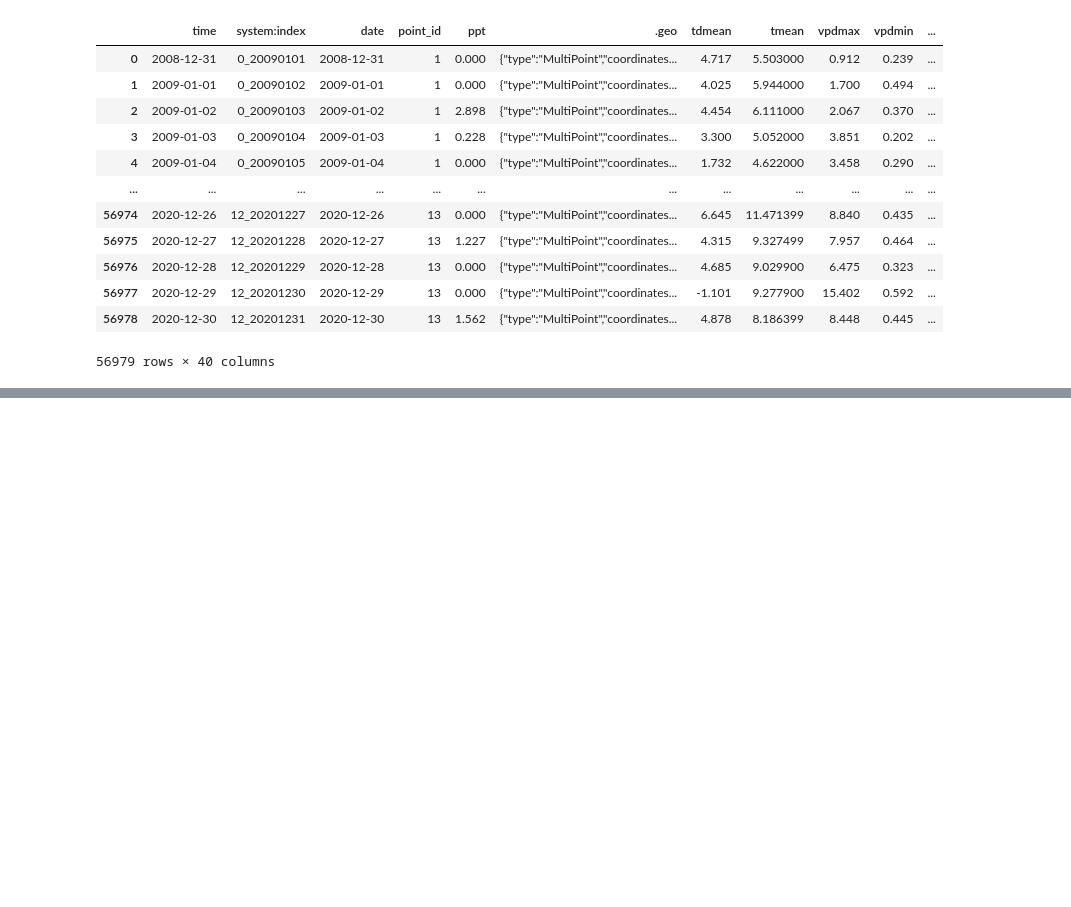
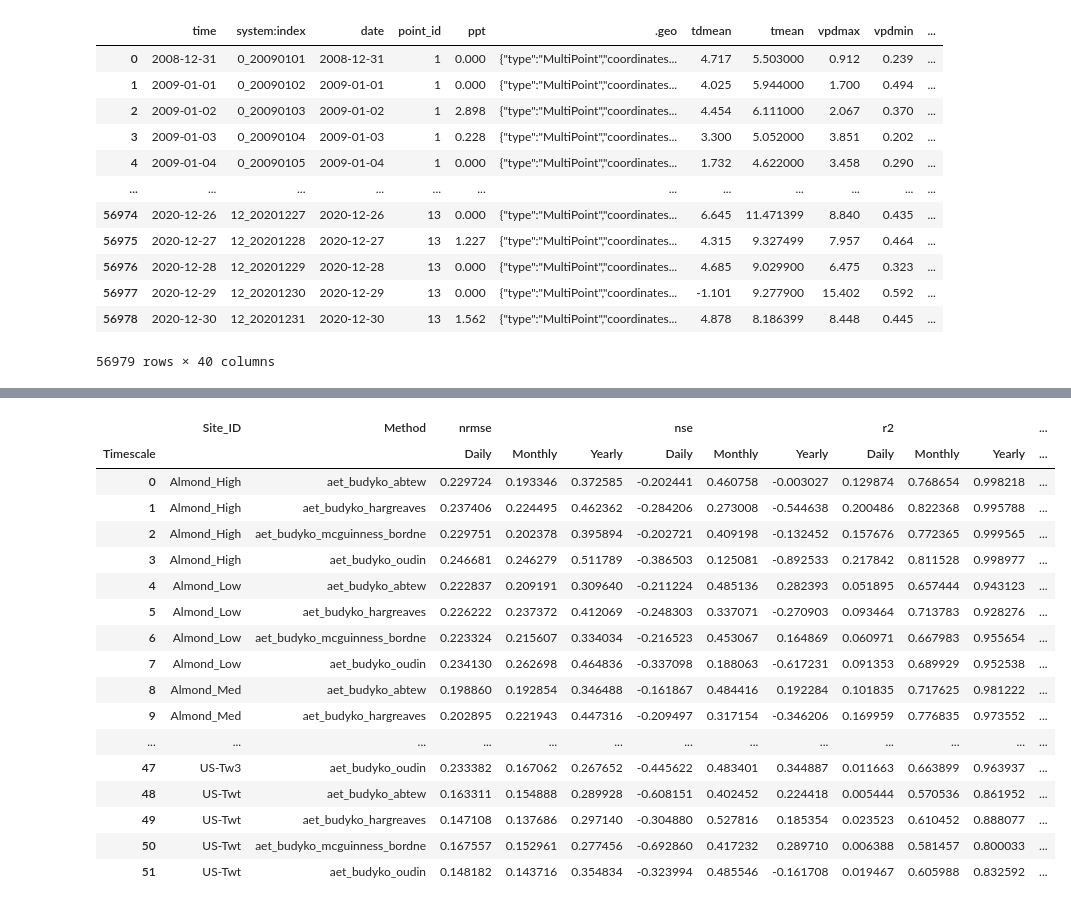
Before and after one commit to mahdi98mnm/download_PRISM_data, a Jupyter notebook: PRISM_tmin_stable_4kmD2_20160612_nc/calculate_ETo.ipynb, the cells around one changed output, grey strips where cells are left out. Drawn from its saved outputs; the diff is of its cells as text; code cells hidden in the pictures; blank space fills up the shorter version.

Commit message:
add pivot table and calculate metrics for all methods

```diff
--- a/PRISM_tmin_stable_4kmD2_20160612_nc/calculate_ETo.ipynb
+++ b/PRISM_tmin_stable_4kmD2_20160612_nc/calculate_ETo.ipynb
@@ -539,11 +433,5 @@ def r(df, simulation, observation):
 # %%
-
+# Monthly calculations
 filtered_df['year_month'] = filtered_df['time'].dt.strftime('%Y-%m')
-
-
-monthly_data = filtered_df.groupby(['Site_ID', 'year_month']).agg({
-    'aet_budyko_hargreaves' : 'sum',
-    'ET_fill' : 'sum'
-}).reset_index()
-
-monthly_data
+monthly_data = filtered_df.groupby(['Site_ID', 'year_month']).agg({observed_col: 'sum', **{col: 'sum' for col in method_cols}}).reset_index()
+monthly_metrics = calculate_timescale_metrics(monthly_data, 'Monthly')
@@ -591,9 +438,5 @@ plt.show()
 # %%
-filtered_df["year"] = filtered_df['time'].dt.year
-
-yearly_data = filtered_df.groupby(['Site_ID', 'year']).agg({
-    'aet_budyko_hargreaves' : 'sum',
-    'ET_fill' : 'sum'
-}).reset_index()
-
-yearly_data
+# Yearly calculations
+filtered_df['year'] = filtered_df['time'].dt.year
+yearly_data = filtered_df.groupby(['Site_ID', 'year']).agg({observed_col: 'sum', **{col: 'sum' for col in method_cols}}).reset_index()
+yearly_metrics = calculate_timescale_metrics(yearly_data, 'Yearly')
@@ -628,0 +443,4 @@ plt.show()
+# %%
+# Combine all metrics
+all_metrics = pd.concat([daily_metrics, monthly_metrics, yearly_metrics], ignore_index=True)
+all_metrics
@@ -628,0 +461,8 @@ plt.show()
+# %%
+
+# Create separate columns for each metric
+all_metrics[['rmse', 'nse', 'nrmse', 'r2']] = pd.DataFrame(all_metrics[0].tolist(), index=all_metrics.index)
+
+# Drop the original tuple column
+all_metrics = all_metrics.drop(0, axis=1)
+all_metrics
@@ -628,0 +483,28 @@ plt.show()
+# %%
+# Reshape the data for easier analysis
+all_metrics_wide = all_metrics.pivot_table(
+    index=['Site_ID', 'Method'],
+    columns='Timescale',
+    values=['rmse', 'nse', 'nrmse', 'r2']
+).reset_index()
+
+all_metrics_wide
+# %% [output]
+|  | Site_ID | Method | nrmse |  |  | nse |  |  | r2 |  |  | ... |
+| Timescale |  |  | Daily | Monthly | Yearly | Daily | Monthly | Yearly | Daily | Monthly | Yearly | ... |
+| 0 | Almond_High | aet_budyko_abtew | 0.229724 | 0.193346 | 0.372585 | -0.202441 | 0.460758 | -0.003027 | 0.129874 | 0.768654 | 0.998218 | ... |
+| 1 | Almond_High | aet_budyko_hargreaves | 0.237406 | 0.224495 | 0.462362 | -0.284206 | 0.273008 | -0.544638 | 0.200486 | 0.822368 | 0.995788 | ... |
+| 2 | Almond_High | aet_budyko_mcguinness_bordne | 0.229751 | 0.202378 | 0.395894 | -0.202721 | 0.409198 | -0.132452 | 0.157676 | 0.772365 | 0.999565 | ... |
+| 3 | Almond_High | aet_budyko_oudin | 0.246681 | 0.246279 | 0.511789 | -0.386503 | 0.125081 | -0.892533 | 0.217842 | 0.811528 | 0.998977 | ... |
+| 4 | Almond_Low | aet_budyko_abtew | 0.222837 | 0.209191 | 0.309640 | -0.211224 | 0.485136 | 0.282393 | 0.051895 | 0.657444 | 0.943123 | ... |
+| 5 | Almond_Low | aet_budyko_hargreaves | 0.226222 | 0.237372 | 0.412069 | -0.248303 | 0.337071 | -0.270903 | 0.093464 | 0.713783 | 0.928276 | ... |
+| 6 | Almond_Low | aet_budyko_mcguinness_bordne | 0.223324 | 0.215607 | 0.334034 | -0.216523 | 0.453067 | 0.164869 | 0.060971 | 0.667983 | 0.955654 | ... |
+| 7 | Almond_Low | aet_budyko_oudin | 0.234130 | 0.262698 | 0.464836 | -0.337098 | 0.188063 | -0.617231 | 0.091353 | 0.689929 | 0.952538 | ... |
+| 8 | Almond_Med | aet_budyko_abtew | 0.198860 | 0.192854 | 0.346488 | -0.161867 | 0.484416 | 0.192284 | 0.101835 | 0.717625 | 0.981222 | ... |
+| 9 | Almond_Med | aet_budyko_hargreaves | 0.202895 | 0.221943 | 0.447316 | -0.209497 | 0.317154 | -0.346206 | 0.169959 | 0.776835 | 0.973552 | ... |
+| ... | ... | ... | ... | ... | ... | ... | ... | ... | ... | ... | ... | ... |
+| 47 | US-Tw3 | aet_budyko_oudin | 0.233382 | 0.167062 | 0.267652 | -0.445622 | 0.483401 | 0.344887 | 0.011663 | 0.663899 | 0.963937 | ... |
+| 48 | US-Twt | aet_budyko_abtew | 0.163311 | 0.154888 | 0.289928 | -0.608151 | 0.402452 | 0.224418 | 0.005444 | 0.570536 | 0.861952 | ... |
+| 49 | US-Twt | aet_budyko_hargreaves | 0.147108 | 0.137686 | 0.297140 | -0.304880 | 0.527816 | 0.185354 | 0.023523 | 0.610452 | 0.888077 | ... |
+| 50 | US-Twt | aet_budyko_mcguinness_bordne | 0.167557 | 0.152961 | 0.277456 | -0.692860 | 0.417232 | 0.289710 | 0.006388 | 0.581457 | 0.800033 | ... |
+| 51 | US-Twt | aet_budyko_oudin | 0.148182 | 0.143716 | 0.354834 | -0.323994 | 0.485546 | -0.161708 | 0.019467 | 0.605988 | 0.832592 | ... |
```
Also changed, not shown: parts of 18 cells of this notebook.
